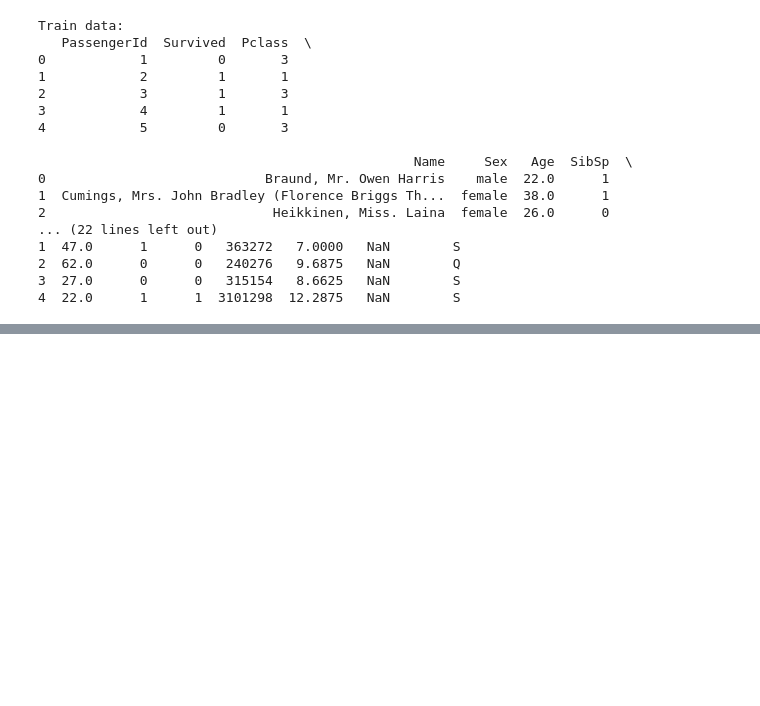
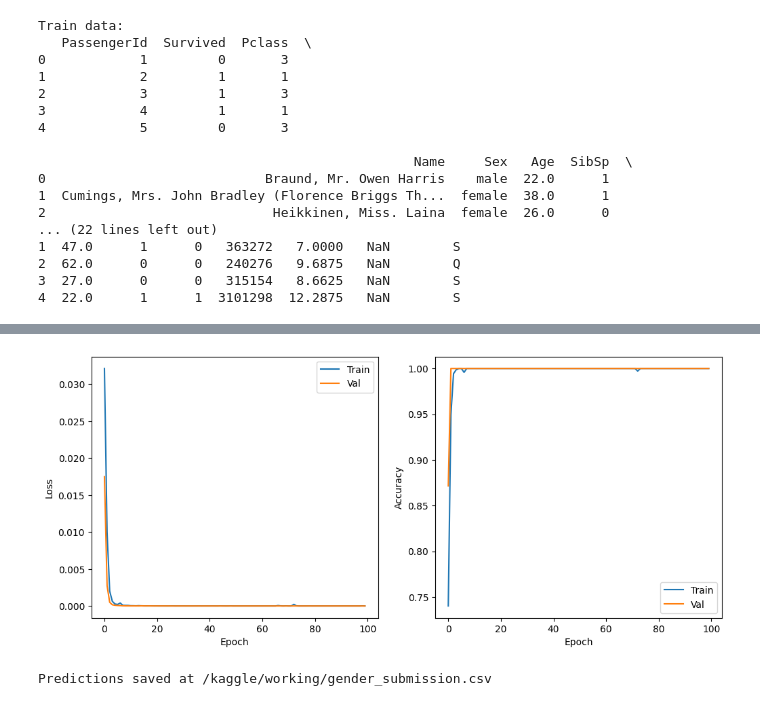
Before and after one commit to DupuisB/Kaggle-Playground, a Jupyter notebook: titanic-competition.ipynb, the cells around one changed output, grey strips where cells are left out. Drawn from its saved outputs; the diff is of its cells as text; code cells hidden in the pictures; blank space fills up the shorter version.

Commit message:
Kaggle Notebook | titanic | Version 7 - MLP

```diff
--- a/titanic-competition.ipynb
+++ b/titanic-competition.ipynb
@@ -186,0 +211,21 @@ output_df.to_csv(OUTPUT_PATH, index=False)
+# %%
+class MLP(nn.Module):
+    def __init__(self, input_dim):
+        super(MLP, self).__init__()
+        self.fc1 = nn.Linear(input_dim, 256)
+        self.dropout1 = nn.Dropout(0.5)  # Add dropout layer
+        self.fc2 = nn.Linear(256, 256)
+        self.dropout2 = nn.Dropout(0.5)  # Add dropout layer
+        self.fc3 = nn.Linear(256, 1)
+
+    def forward(self, x):
+        x = F.relu(self.fc1(x))
+        x = self.dropout1(x)  # Apply dropout
+        x = F.relu(self.fc2(x))
+        x = self.dropout2(x)  # Apply dropout
+        x = torch.sigmoid(self.fc3(x))
+        return x
+
+# Initialize model
+model = MLP(input_dim)
+print(model)
@@ -186,0 +240,6 @@ output_df.to_csv(OUTPUT_PATH, index=False)
+# %%
+
+# Define loss function and optimizer
+criterion = nn.BCELoss()
+optimizer = optim.Adam(model.parameters(), lr=0.001)
+print(criterion)
@@ -186,0 +314,36 @@ output_df.to_csv(OUTPUT_PATH, index=False)
+# %%
+# Plot loss and accuracy
+plt.figure(figsize=(12, 5))
+
+plt.subplot(1, 2, 1)
+plt.plot(train_losses, label='Train')
+plt.plot(val_losses, label='Val')
+plt.xlabel('Epoch')
+plt.ylabel('Loss')
+plt.legend()
+
+plt.subplot(1, 2, 2)
+plt.plot(train_accs, label='Train')
+plt.plot(val_accs, label='Val')
+plt.xlabel('Epoch')
+plt.ylabel('Accuracy')
+plt.legend()
+plt.show()
+# %% [output]
+[figure, added]
+# %%
+# Load best model
+model.load_state_dict(torch.load(BEST_MODEL_PATH))
+
+# Test model
+model.eval()
+X_test_tensor = torch.tensor(X_test.values, dtype=torch.float)
+y_pred = model(X_test_tensor).detach().numpy().flatten()
+y_pred = (y_pred > 0.5).astype(int)
+
+# Save predictions
+output = pd.DataFrame({'PassengerId': test_df.PassengerId, 'Survived': y_pred})
+output.to_csv(OUTPUT_PATH, index=False)
+print("Predictions saved at %s" % (OUTPUT_PATH))
+# %% [output]
+Predictions saved at /kaggle/working/gender_submission.csv
```
Also changed, not shown: parts of 10 cells of this notebook.
